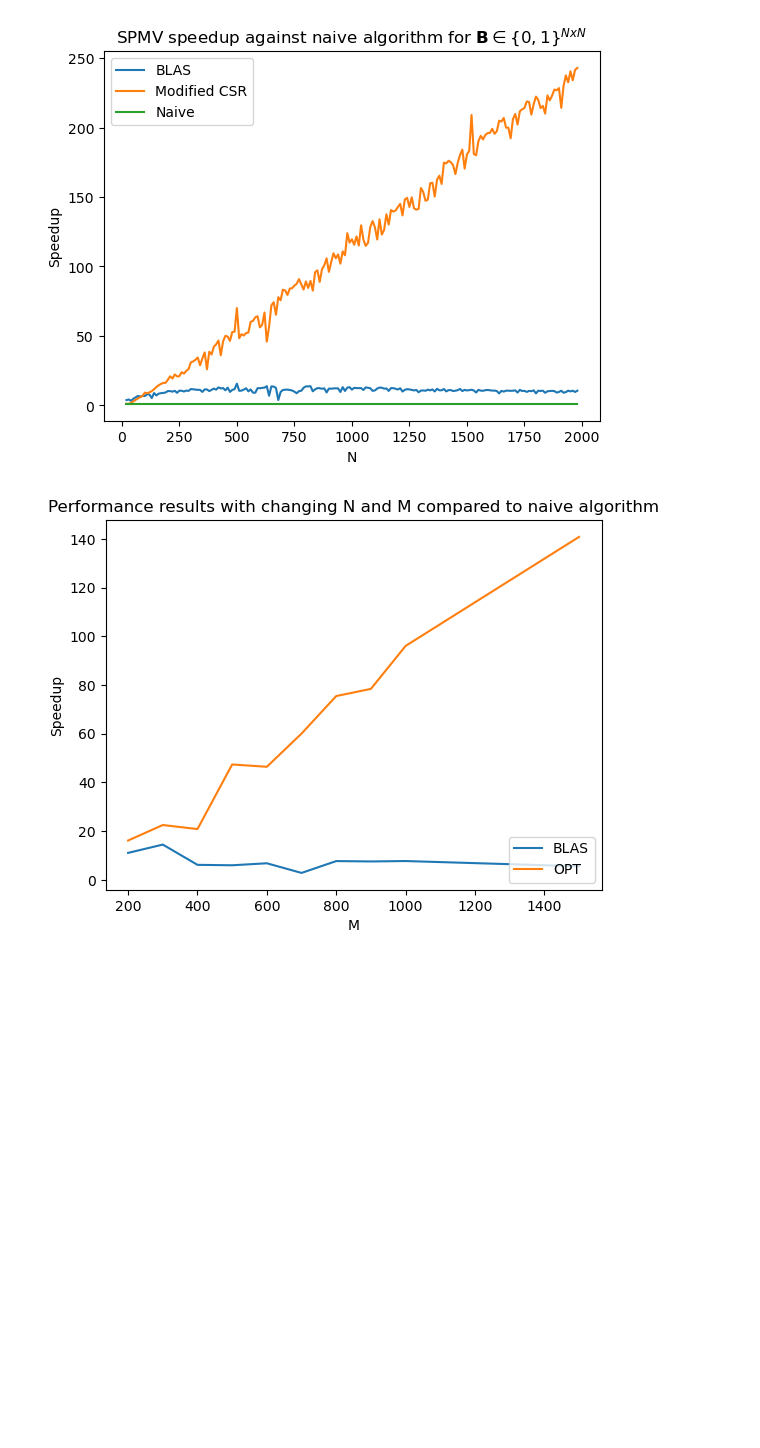
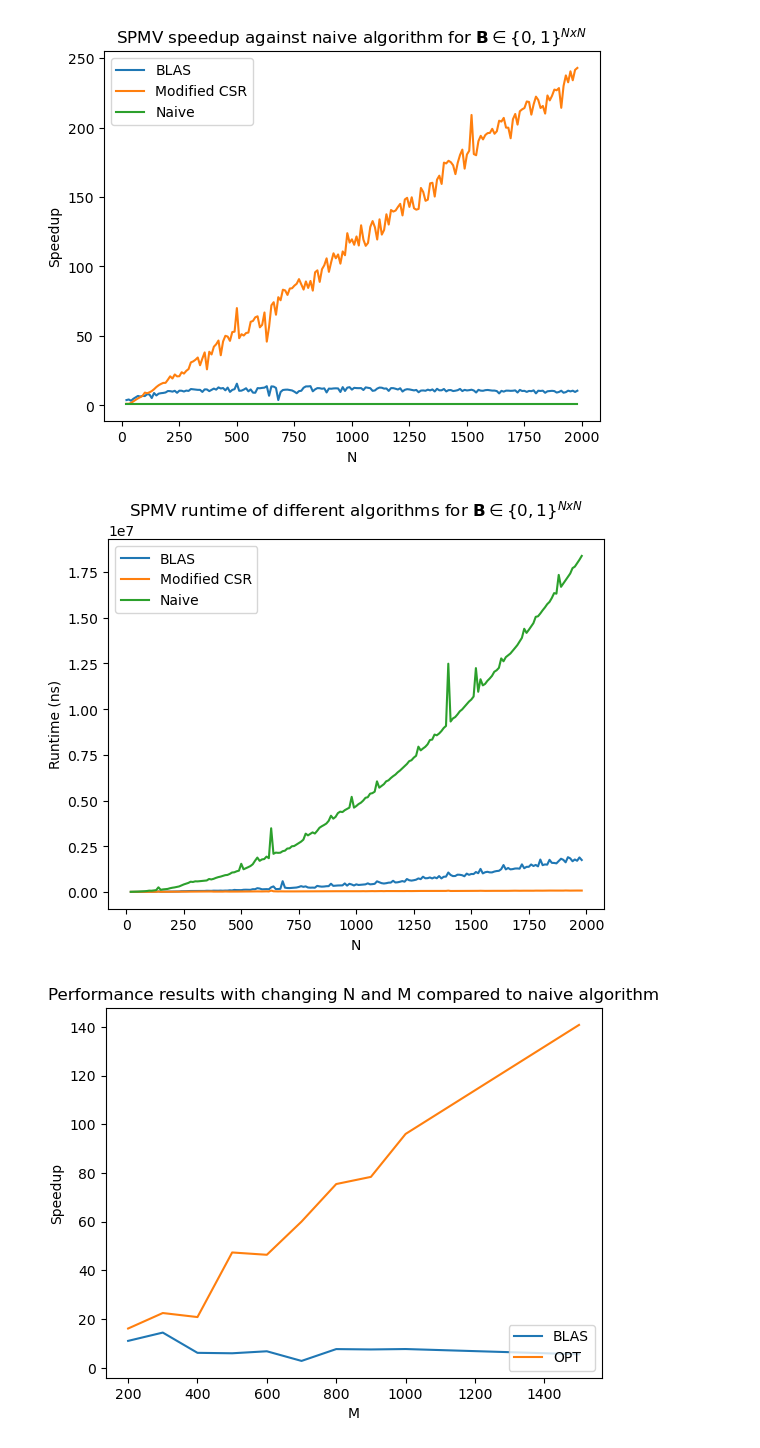
Before and after one commit to Zsivony1es/binsps-matrix-mult, a Jupyter notebook: graphs.ipynb, the cells around one changed output. Saved outputs shown, nothing was run; the diff lists cells and outputs as text; code cells hidden in the pictures; blank space fills up the shorter version.

```diff
--- a/graphs.ipynb
+++ b/graphs.ipynb
@@ -34,6 +49,21 @@ plt.show()
 plt.close()
 # %% [output]
 [figure]
+# %%
+csv_path = './res/performance_results_collected.csv'
+df = pd.read_csv(csv_path)
+
+plt.plot(df[1001:1199]['N'], df[1001:1199]['blas_time'], label='BLAS')
+plt.plot(df[1001:1199]['N'], df[1001:1199]['opt_time'], label='Modified CSR')
+plt.plot(df[1001:1199]['N'], df[1001:1199]['naive_time'], label='Naive')
+plt.xlabel('N')
+plt.ylabel('Runtime (ns)')
+plt.title('SPMV runtime of different algorithms for $\mathbf{B} \in \{0,1\}^{N x N}$')
+plt.legend(loc='upper left')
+plt.show()
+plt.close()
+# %% [output]
+[figure, added]
 # %%
 plt.plot(df[26:38]['M'], df[26:38]['blas_speedup'], label='BLAS')
 plt.plot(df[26:38]['M'], df[26:38]['opt_speedup'], label='OPT')
```
Also changed, not shown: parts of 1 cell of this notebook, 2 other files.
